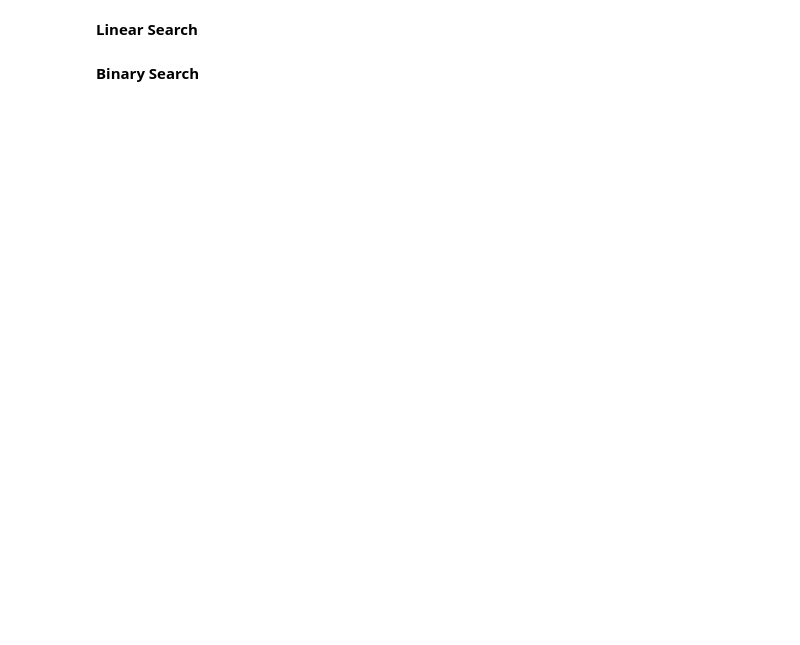
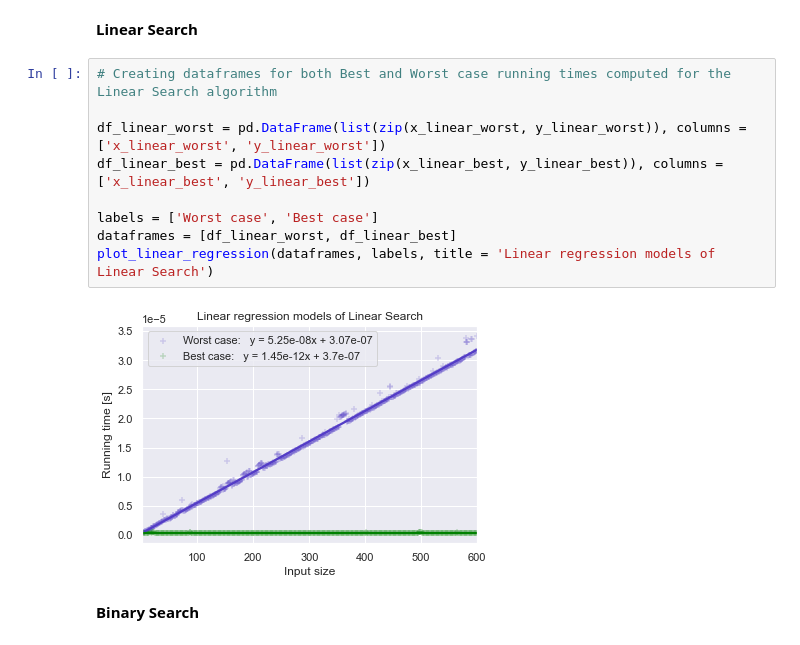
Before and after one commit to stephoneill/DS-Algs-assignmt1, a Jupyter notebook: Assignment1-Version2.ipynb, the cells around one changed output. Cells and saved outputs as stored; diff of their text form; blank space fills up the shorter version.

```diff
--- a/Assignment1-Version2.ipynb
+++ b/Assignment1-Version2.ipynb
@@ -315,5 +317,16 @@ plot_linear_regression(dataframes, labels)
 # %% [markdown]
 <b>Linear Search</b>
+# %%
+# Creating dataframes for both Best and Worst case running times computed for the Linear Search algorithm
+
+df_linear_worst = pd.DataFrame(list(zip(x_linear_worst, y_linear_worst)), columns = ['x_linear_worst', 'y_linear_worst'])
+df_linear_best = pd.DataFrame(list(zip(x_linear_best, y_linear_best)), columns = ['x_linear_best', 'y_linear_best'])
+
+labels = ['Worst case', 'Best case']
+dataframes = [df_linear_worst, df_linear_best]
+plot_linear_regression(dataframes, labels, title = 'Linear regression models of Linear Search')
+# %% [output]
+[figure, added]
 # %% [markdown]
 <b>Binary Search</b>
 # %%
```
Also changed, not shown: parts of 6 cells of this notebook.
